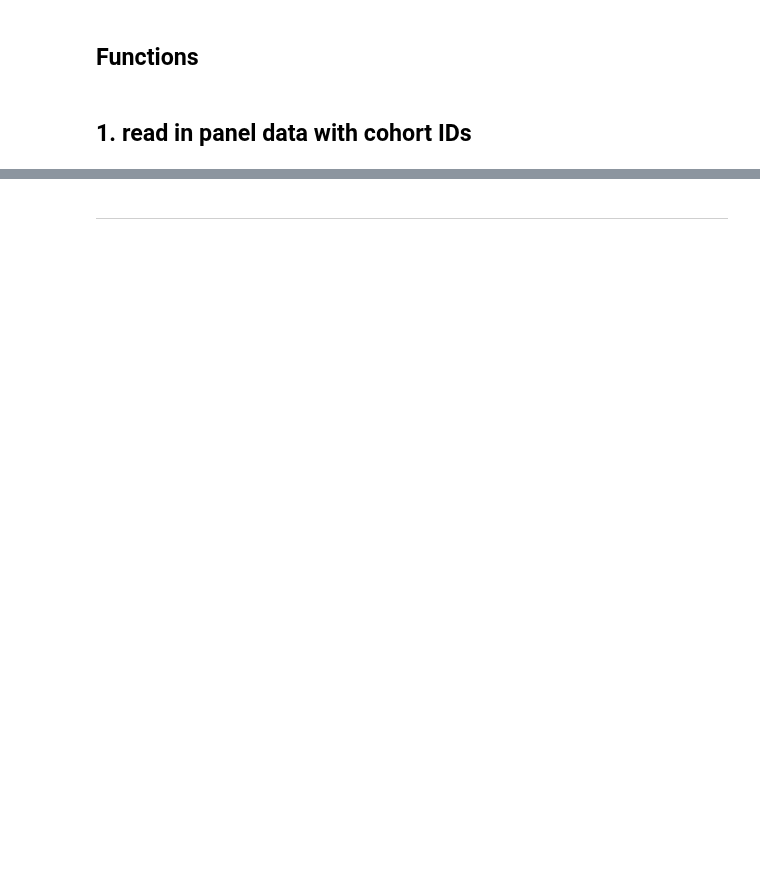
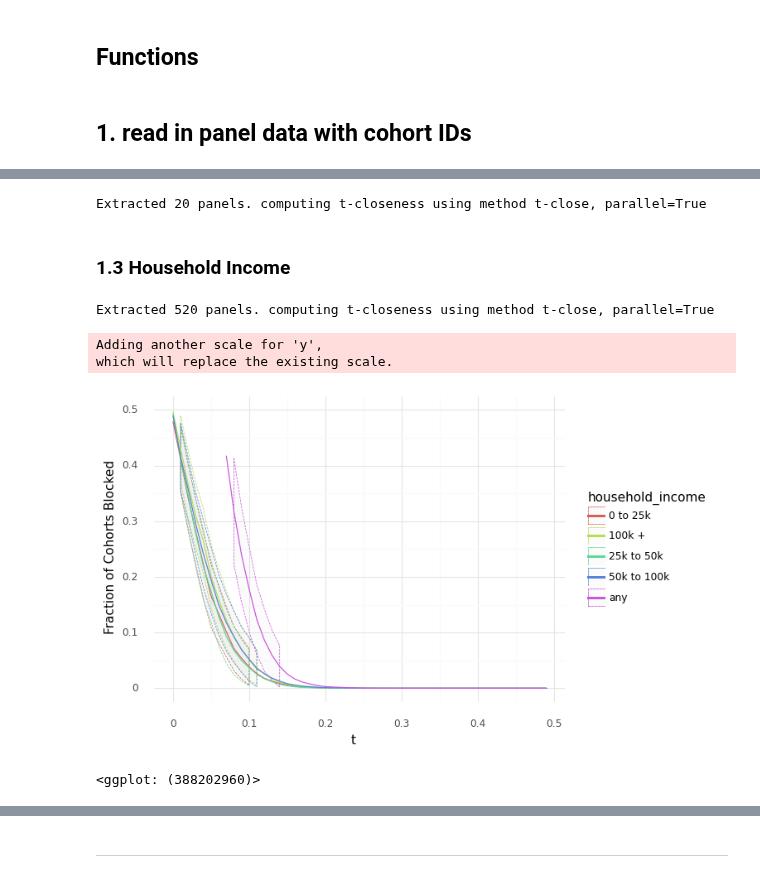
Before and after one commit to aberke/floc-analysis, a Jupyter notebook: notebooks/t-closeness.ipynb, the cells around one changed output, grey strips where cells are left out. Cells and saved outputs as stored; diff of their text form; code cells hidden in the pictures; blank space fills up the shorter version.

Commit message:
adds t-closeness plotting for all categories

```diff
--- a/notebooks/t-closeness.ipynb
+++ b/notebooks/t-closeness.ipynb
@@ -3,6 +3,8 @@ from datetime import datetime
 import sys
 sys.path.append('..')
 
+from pqdm.processes import pqdm
+from tqdm.notebook import tqdm
 import matplotlib.pyplot as plt
 import numpy as np
 import pandas as pd
@@ -15,7 +17,8 @@ from plotnine import (ggplot, geom_point, aes,
                       scale_y_continuous,
                       theme, element_rect,
                       element_blank, element_line,
-                      element_text, theme_minimal)
+                      element_text, theme_minimal,
+                      coord_cartesian)
 
 import floc
 
@@ -27,7 +30,7 @@ T = np.arange(0,0.5,0.01)
 
 ## Demographic mappings
 race_values = {1:'white', 2:'black', 3:'asian', 5:'other', 'any': 'any'}
-hi_values = {1:'0 to 25k', 2:'25k to 50k', 3:'50k to 100k', 4:'100k +'}
+hi_values = {1:'0 to 25k', 2:'25k to 50k', 3:'50k to 100k', 4:'100k +', 'any': 'any'}
 hi_race_values = {
     "1.0, 1.0": "0 to 25k, white",
     "2.0, 1.0": "25k to 50k, white",
@@ -48,6 +51,7 @@ hi_race_values = {
     "2.0, 5.0": "25k to 50k, other",
     "3.0, 5.0": "50k to 100k, other",
     "4.0, 5.0": "100k +, other",
+    "any": "any"
 }
 # %% [markdown]
 ## Functions
@@ -62,3 +148,38 @@ def get_cohort_demo_portions_df(panel_df, demo_col):
+# %%
+def get_value_map(demo_col):
+    if demo_col == 'racial_background':
+        return race_values
+    elif demo_col == 'household_income':
+        return hi_values
+    elif demo_col == 'stratify':
+        return hi_race_values
+
+def plot_t_closeness_curves(all_panels_df, demo_col, n_panels=None, parallel=True):
+    if n_panels is None:
+        n_panels = all_panels_df.panel_id.nunique()
+    panels = np.random.choice(all_panels_df.panel_id, size=n_panels)
+    tt = all_panels_t_closeness(all_panels_df, demo_col, method='t-close', panel_ids = panels, parallel=parallel)
+    df = (tt
+     .assign(**{demo_col: lambda x: x[demo_col].map(get_value_map(demo_col))})
+     .groupby(['t', demo_col])
+     .agg({'pct_blocked': [np.mean,
+                                   lambda x: np.mean(x) + 1.96*np.std(x),
+                                   lambda x: np.mean(x) - 1.96*np.std(x)]})
+     .set_axis(['pct_blocked', 'upper', 'lower'], axis=1, inplace=False)
+     .reset_index()
+    )
+
+    return (ggplot() +
+     geom_ribbon(aes(x='t', ymin='lower', ymax='upper', color=demo_col), data=df, alpha=0.02, linetype='dashed', size=0.3) +
+     geom_line(aes(x='t', y='pct_blocked', color=demo_col), data=df) +
+    # geom_line(aes(x='t', y='pct_blocked'), data=df_mean) +
+     labs(y="Fraction of Cohorts Blocked",
+        x="t") +
+     theme_minimal() +
+     scale_y_continuous(labels=lambda l: ["%d%%" % (v * 100) for v in l]) +
+     coord_cartesian(ylim = c(0, 0.5), xlim = c(0,0.5))
+    # xlim(0, 0.5)
+    )
 # %% [markdown]
 ## 1. read in panel data with cohort IDs
 # %%
@@ -248,0 +201,15 @@ df = (tt
+# %%
+%%time
+plot_t_closeness_curves(all_panels_df, 'racial_background', n_panels=20)
+# %% [output]
+Extracted 20 panels. computing t-closeness using method t-close, parallel=True
+# %% [markdown]
+### 1.3 Household Income
+# %%
+plot_t_closeness_curves(all_panels_df, 'household_income', n_panels=None)
+# %% [output]
+Extracted 520 panels. computing t-closeness using method t-close, parallel=True
+Adding another scale for 'y',
+which will replace the existing scale.
+[figure, added]
+<ggplot: (388202960)>
```
Also changed, not shown: parts of 21 cells of this notebook.
